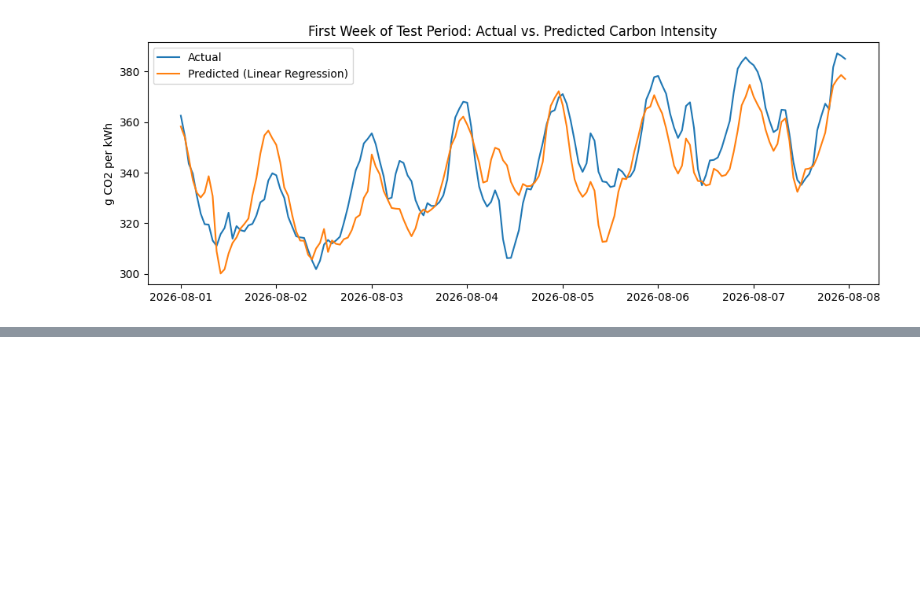
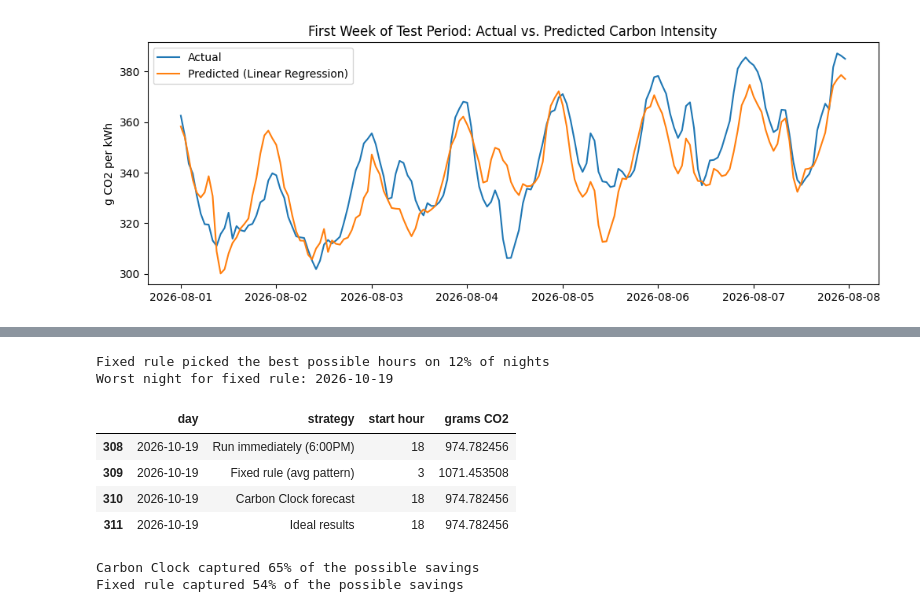
Before and after one commit to drgdlr09/Carbon_Clock, a Jupyter notebook: Carbon_Clock.ipynb, the cells around one changed output, grey strips where cells are left out. Saved outputs shown, nothing was run; the diff lists cells and outputs as text; code cells hidden in the pictures; blank space fills up the shorter version.

```diff
--- a/Carbon_Clock.ipynb
+++ b/Carbon_Clock.ipynb
@@ -177,0 +269,25 @@ plt.show()
+# %%
+wide["fixed extra vs. perfect"] = wide["Fixed rule (avg pattern)"] - wide["Ideal results"]
+print(f"Fixed rule picked the best possible hours on {(wide['fixed extra vs. perfect'] < 0.5).mean():.0%} of nights")
+
+worst_day = wide["fixed extra vs. perfect"].idxmax()
+print("Worst night for fixed rule:", worst_day)
+sched[sched["day"] == worst_day]
+# %% [output]
+Fixed rule picked the best possible hours on 12% of nights
+Worst night for fixed rule: 2026-10-19
+|  | day | strategy | start hour | grams CO2 |
+| 308 | 2026-10-19 | Run immediately (6:00PM) | 18 | 974.782456 |
+| 309 | 2026-10-19 | Fixed rule (avg pattern) | 3 | 1071.453508 |
+| 310 | 2026-10-19 | Carbon Clock forecast | 18 | 974.782456 |
+| 311 | 2026-10-19 | Ideal results | 18 | 974.782456 |
+# %%
+possible = wide["Run immediately (6:00PM)"] - wide["Ideal results"]
+cc_saved = wide["Run immediately (6:00PM)"] - wide ["Carbon Clock forecast"]
+fixed_saved = wide["Run immediately (6:00PM)"] - wide["Fixed rule (avg pattern)"]
+
+print(f"Carbon Clock captured {cc_saved.sum() / possible.sum():.0%} of the possible savings")
+print(f"Fixed rule captured {fixed_saved.sum() / possible.sum():.0%} of the possible savings")
+# %% [output]
+Carbon Clock captured 65% of the possible savings
+Fixed rule captured 54% of the possible savings
```
Also changed, not shown: parts of 9 cells of this notebook.
